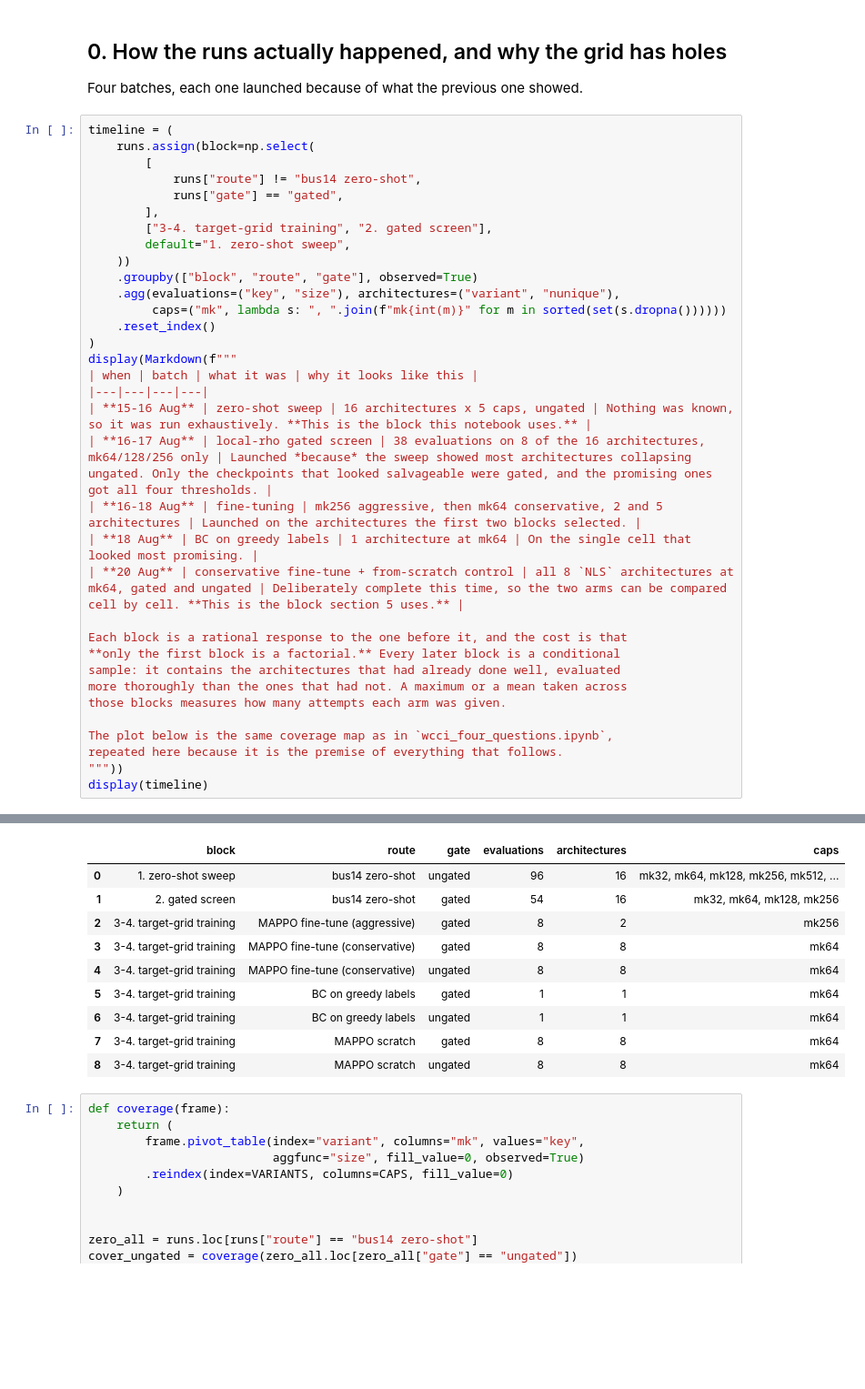
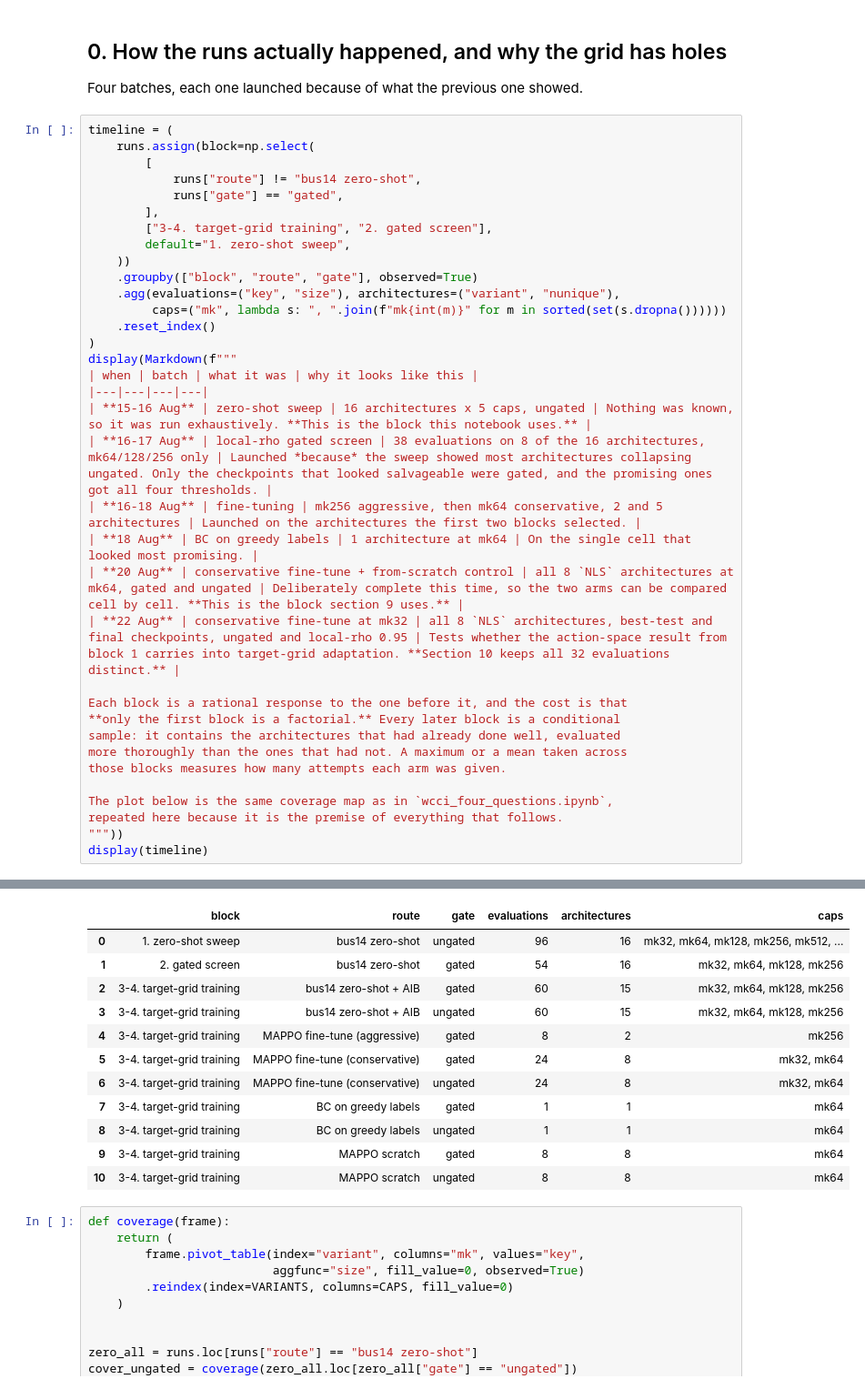
Before and after one commit to corentinplumet/RL_Marl2grid, a Jupyter notebook: Topology_Task/analysis/metrics/notebooks/episodic_survival/transfer_story.ipynb, the cells around one changed output, grey strips where cells are left out. Shown at 91% size. Cells and saved outputs as stored; diff of their text form; blank space fills up the shorter version.

```diff
--- a/Topology_Task/analysis/metrics/notebooks/episodic_survival/transfer_story.ipynb
+++ b/Topology_Task/analysis/metrics/notebooks/episodic_survival/transfer_story.ipynb
@@ -131,7 +131,8 @@ display(Markdown(f"""
 | **16-17 Aug** | local-rho gated screen | 38 evaluations on 8 of the 16 architectures, mk64/128/256 only | Launched *because* the sweep showed most architectures collapsing ungated. Only the checkpoints that looked salvageable were gated, and the promising ones got all four thresholds. |
 | **16-18 Aug** | fine-tuning | mk256 aggressive, then mk64 conservative, 2 and 5 architectures | Launched on the architectures the first two blocks selected. |
 | **18 Aug** | BC on greedy labels | 1 architecture at mk64 | On the single cell that looked most promising. |
-| **20 Aug** | conservative fine-tune + from-scratch control | all 8 `NLS` architectures at mk64, gated and ungated | Deliberately complete this time, so the two arms can be compared cell by cell. **This is the block section 5 uses.** |
+| **20 Aug** | conservative fine-tune + from-scratch control | all 8 `NLS` architectures at mk64, gated and ungated | Deliberately complete this time, so the two arms can be compared cell by cell. **This is the block section 9 uses.** |
+| **22 Aug** | conservative fine-tune at mk32 | all 8 `NLS` architectures, best-test and final checkpoints, ungated and local-rho 0.95 | Tests whether the action-space result from block 1 carries into target-grid adaptation. **Section 10 keeps all 32 evaluations distinct.** |
 
 Each block is a rational response to the one before it, and the cost is that
 **only the first block is a factorial.** Every later block is a conditional
@@ -155,22 +157,24 @@ display(timeline)
 
 Each block is a rational response to the one before it, and the cost is that
 **only the first block is a factorial.** Every later block is a conditional
 sample: it contains the architectures that had already done well, evaluated
 more thoroughly than the ones that had not. A maximum or a mean taken across
 those blocks measures how many attempts each arm was given.
 
 The plot below is the same coverage map as in `wcci_four_questions.ipynb`,
 repeated here because it is the premise of everything that follows.
 |  | block | route | gate | evaluations | architectures | caps |
 | 0 | 1. zero-shot sweep | bus14 zero-shot | ungated | 96 | 16 | mk32, mk64, mk128, mk256, mk512, ... |
 | 1 | 2. gated screen | bus14 zero-shot | gated | 54 | 16 | mk32, mk64, mk128, mk256 |
-| 2 | 3-4. target-grid training | MAPPO fine-tune (aggressive) | gated | 8 | 2 | mk256 |
-| 3 | 3-4. target-grid training | MAPPO fine-tune (conservative) | gated | 8 | 8 | mk64 |
-| 4 | 3-4. target-grid training | MAPPO fine-tune (conservative) | ungated | 8 | 8 | mk64 |
-| 5 | 3-4. target-grid training | BC on greedy labels | gated | 1 | 1 | mk64 |
-| 6 | 3-4. target-grid training | BC on greedy labels | ungated | 1 | 1 | mk64 |
-| 7 | 3-4. target-grid training | MAPPO scratch | gated | 8 | 8 | mk64 |
-| 8 | 3-4. target-grid training | MAPPO scratch | ungated | 8 | 8 | mk64 |
+| 2 | 3-4. target-grid training | bus14 zero-shot + AIB | gated | 60 | 15 | mk32, mk64, mk128, mk256 |
+| 3 | 3-4. target-grid training | bus14 zero-shot + AIB | ungated | 60 | 15 | mk32, mk64, mk128, mk256 |
+| 4 | 3-4. target-grid training | MAPPO fine-tune (aggressive) | gated | 8 | 2 | mk256 |
+| 5 | 3-4. target-grid training | MAPPO fine-tune (conservative) | gated | 24 | 8 | mk32, mk64 |
+| 6 | 3-4. target-grid training | MAPPO fine-tune (conservative) | ungated | 24 | 8 | mk32, mk64 |
+| 7 | 3-4. target-grid training | BC on greedy labels | gated | 1 | 1 | mk64 |
+| 8 | 3-4. target-grid training | BC on greedy labels | ungated | 1 | 1 | mk64 |
+| 9 | 3-4. target-grid training | MAPPO scratch | gated | 8 | 8 | mk64 |
+| 10 | 3-4. target-grid training | MAPPO scratch | ungated | 8 | 8 | mk64 |
 # %%
 def coverage(frame):
     return (
```
Also changed, not shown: parts of 14 cells of this notebook, 7 other files.
